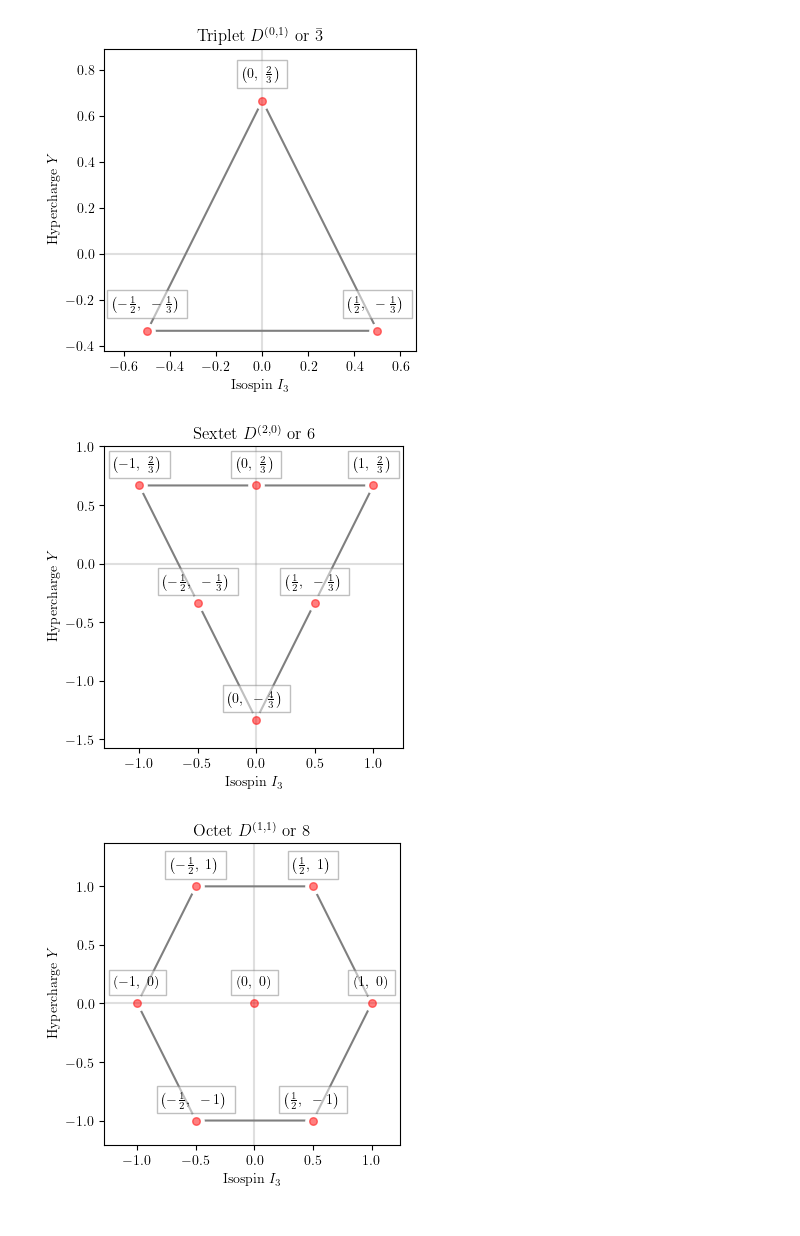
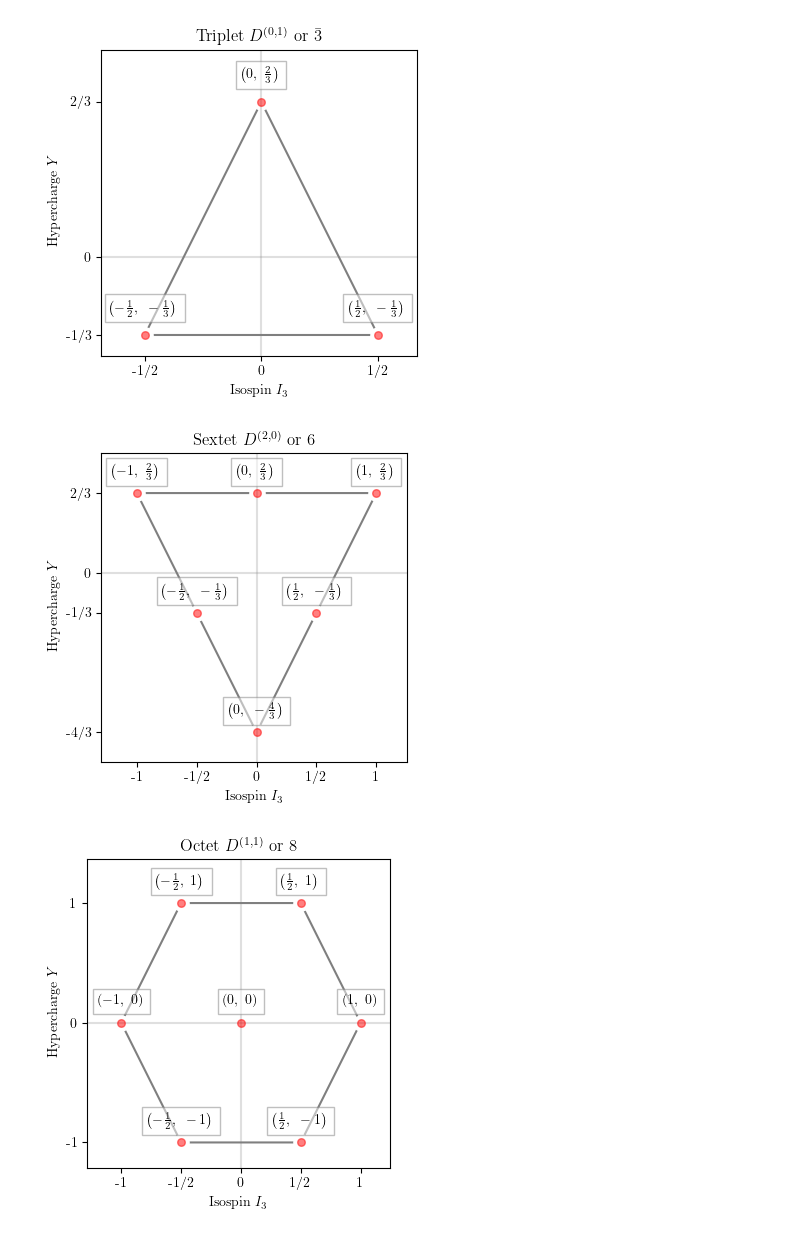
Before and after one commit to giochanturia/jupyters, a Jupyter notebook: SU(3) Multiplets/Multiplets.ipynb, the cells around one changed output. Drawn from its saved outputs; the diff is of its cells as text; code cells hidden in the pictures.

```diff
--- a/SU(3) Multiplets/Multiplets.ipynb
+++ b/SU(3) Multiplets/Multiplets.ipynb
@@ -18,6 +18,10 @@ def expand_limits(ax, factor=1.2, factor_y=None):
         factor_y = factor
     ax.set_xlim(factor*np.array(ax.get_xlim()))
     ax.set_ylim(factor_y*np.array(ax.get_ylim()))
+
+def rationalize_ticks(ax):
+    ax.set_xticklabels([str(fractions.Fraction(t).limit_denominator(30)) for t in ax.get_xticks().tolist()])
+    ax.set_yticklabels([str(fractions.Fraction(t).limit_denominator(30)) for t in ax.get_yticks().tolist()])
 
 import matplotlib.text
 def accommodate_text(ax):
@@ -232,9 +243,14 @@ draw_multiplet(ax2, 0, 1,
 ax2.set_title(r"Triplet $D^{(0,1)}$ or $\bar{3}$")
 accommodate_text(ax2)
 
+ax2.set_xticks([-1/2, 0, 1/2])
+ax2.set_yticks([-1/3, 0, 2/3])
+rationalize_ticks(ax2)
+
+plt.tight_layout()
 plt.show()
 # %% [output]
-[figure, old version]
+[figure, new version]
 # %%
 fig3, ax3 = plt.subplots()
 
@@ -248,25 +264,35 @@ draw_multiplet(ax3, 2, 0,
 ax3.set_title(r"Sextet $D^{(2,0)}$ or 6")
 accommodate_text(ax3)
 
+ax3.set_xticks([-1, -1/2, 0, 1/2, 1])
+ax3.set_yticks([-4/3, -1/3, 0, 2/3])
+rationalize_ticks(ax3)
+
+plt.tight_layout()
 plt.show()
 # %% [output]
-[figure, old version]
+[figure, new version]
 # %%
 fig4, ax4 = plt.subplots()
 
 draw_multiplet(ax4, 1, 1,
                size=30,
                point_color='r', line_color='k',
                no_frame=False, plot_title=False,
                zero_lines=True, point_labels=True,
                point_label_disp=np.array([0,.15]))
 
 ax4.set_title(r"Octet $D^{(1,1)}$ or 8")
 accommodate_text(ax4)
 
+ax4.set_xticks([-1, -1/2, 0, 1/2, 1])
+ax4.set_yticks([-1, 0, 1])
+rationalize_ticks(ax4)
+
+plt.tight_layout()
 plt.show()
 # %% [output]
-[figure, old version]
+[figure, new version]
 # %%
 fig5, ax5 = plt.subplots()
 
```
Also changed, not shown: parts of 6 cells of this notebook, 10 other files.
